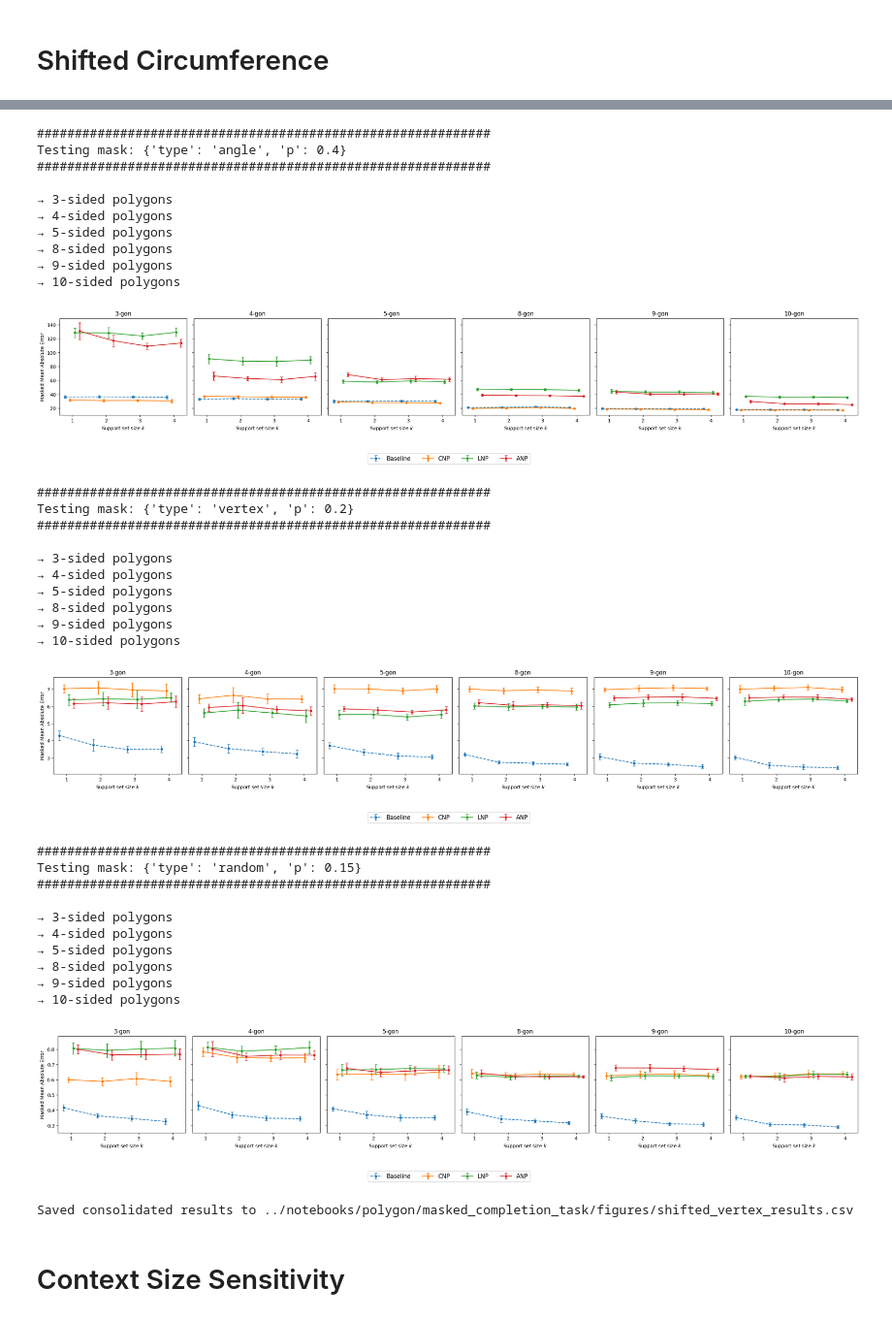
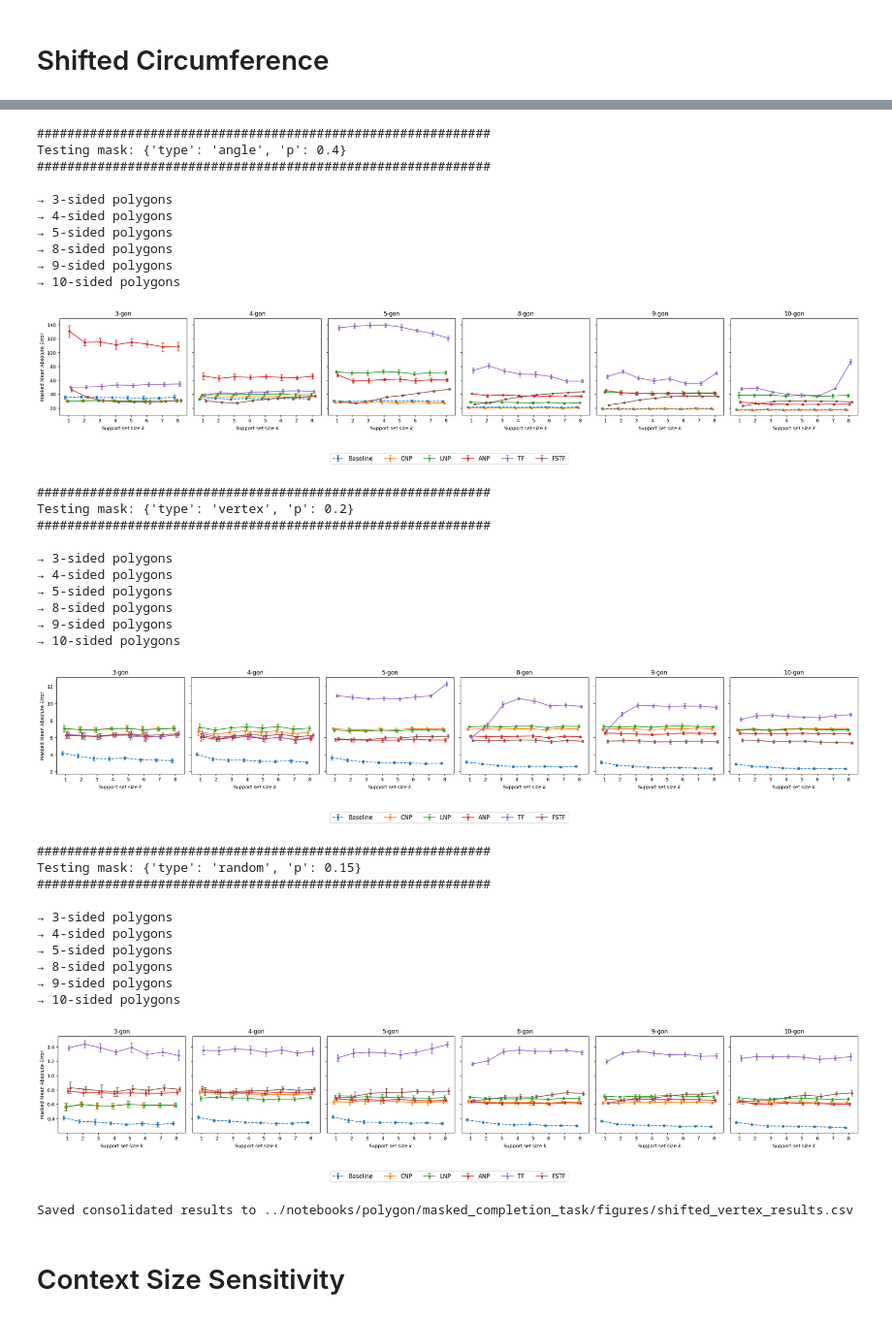
Before and after one commit to Fox4Song/fyp, a Jupyter notebook: notebooks/polygon/masked_completion_task/masked_completion_eval.ipynb, the cells around one changed output, grey strips where cells are left out. Shown at 97% size. Cells and saved outputs as stored; diff of their text form; code cells hidden in the pictures.

```diff
--- a/notebooks/polygon/masked_completion_task/masked_completion_eval.ipynb
+++ b/notebooks/polygon/masked_completion_task/masked_completion_eval.ipynb
@@ -277,7 +277,6 @@ def evaluate_transformer_masked_completion_on_batch(
     """
     B, C, _ = ctx_x.shape
     true = tgt_y[:, -1, :]
-    masks = context_masks.squeeze(1).bool()
 
     all_errs = []
     per_example_mae = []
@@ -290,18 +289,20 @@ def evaluate_transformer_masked_completion_on_batch(
         for i in range(B):
             # Build prompt
             prompt = []
+            masked_positions = [idx for idx, m in enumerate(masks[i]) if m == 1]
             for j in range(C):
                 toks = ctx_x[i,j].tolist()
                 while toks and toks[-1]==0.0: toks.pop()
                 prompt += toks
                 toks = ctx_y[i,j].tolist()
-                while toks and toks[-1]==0.0: toks.pop()
+                if masked_positions:
+                    toks = [toks[pos] for pos in masked_positions]
                 prompt += toks
 
             partial = tgt_x[i,-1].tolist()
             while partial and partial[-1]==0.0: partial.pop()
             prompt += partial
-            L_tgt = len(partial)
+            L_tgt = len(masked_positions)
 
             # Autoregressive loop
             generated = prompt.copy()
@@ -320,15 +321,16 @@ def evaluate_transformer_masked_completion_on_batch(
             pred_seq = generated[-L_tgt:] # length tgt_y_len
 
             # Compute errors only where masked=True
-            masked_idxs = masks[i, :L_tgt].nonzero(as_tuple=False).flatten().tolist()
+            # masked_idxs = masks[i, :L_tgt].nonzero(as_tuple=False).flatten().tolist()
 
-            if not masked_idxs:
+            if not masked_positions:
                 per_example_mae.append(0.0)
                 per_example_sum_err.append(0.0)
                 continue
 
-            p_vals = [pred_seq[j] for j in masked_idxs]
-            t_vals = [true[i, j].item() for j in masked_idxs]
+            p_vals = pred_seq
+            t_vals = [true[i, j].item() for j in masked_positions]
+            assert len(p_vals) == len(t_vals), "Predicted and true values must match in length."
 
             errs = [abs(p - t) for p, t in zip(p_vals, t_vals)]
             all_errs.extend(errs)
@@ -495,8 +497,8 @@ def compare_models_shared_data(reader, cnp_model, np_model, anp_model, tf_model,
 # In distribution
 # %%
 sides = [3, 4, 5, 8, 9, 10] # [3,4,5,8,9,10]
-context_sizes = list(range(1, 5)) # 1-4
-runs_per_size = 1
+context_sizes = list(range(1, 9)) # 1-8
+runs_per_size = 10
 tf_max_seq_len = 512
 radius = 3
 center = (5,5)
@@ -547,7 +549,7 @@ for mask_cfg in mask_configs:
 
         results[s]["masked_mae"], results[s]["masked_mae_std"] = masked_mae, masked_mae_std
 
-        for model_name in ['Baseline', 'CNP','LNP','ANP', 'TF']:
+        for model_name in ['Baseline', 'CNP','LNP','ANP', 'TF', 'FSTF']:
             for k in context_sizes:
                 m  = results[s]['masked_mae'][model_name][k]["masked_mae"]
                 sd = results[s]['masked_mae_std'][ model_name][k]["masked_mae"]
@@ -572,7 +574,7 @@ for mask_cfg in mask_configs:
         ('LNP',  '-o'),
         ('ANP', '-o'),
         ('TF',  '-o'),
-        # ('FSTF', '-o'),
+        ('FSTF', '-o'),
     ]
 
     ncols = len(sides)
@@ -685,7 +687,7 @@ Saved consolidated results to ../notebooks/polygon/masked_completion_task/result
 # Near Distribution -> Side lengths 6-7 and 11-12
 # %%
 sides = [6,7,11,12]
-context_sizes = list(range(1, 4))
+context_sizes = list(range(1, 7))
 runs_per_size = 10
 tf_max_seq_len = 512
 radius = 3
@@ -737,7 +739,7 @@ for mask_cfg in mask_configs:
 
         results[s]["masked_mae"], results[s]["masked_mae_std"] = masked_mae, masked_mae_std
 
-        for model_name in ['Baseline', 'CNP','LNP','ANP', 'TF']:
+        for model_name in ['Baseline', 'CNP','LNP','ANP', 'TF', 'FSTF']:
             for k in context_sizes:
                 m  = results[s]['masked_mae'][model_name][k]["masked_mae"]
                 sd = results[s]['masked_mae_std'][ model_name][k]["masked_mae"]
@@ -762,7 +764,7 @@ for mask_cfg in mask_configs:
         ('LNP',  '-o'),
         ('ANP', '-o'),
         ('TF',  '-o'),
-        # ('FSTF', '-o'),
+        ('FSTF', '-o'),
     ]
 
     ncols = len(sides)
@@ -867,7 +869,7 @@ Saved consolidated results to ../notebooks/polygon/masked_completion_task/figure
 # Shifted Circumference
 # %%
 sides = [3, 4, 5, 8, 9, 10]
-context_sizes = list(range(1, 5)) # 1-4
+context_sizes = list(range(1, 9)) # 1-4
 runs_per_size = 10
 tf_max_seq_len = 512
 center=(12,12)
@@ -921,8 +923,7 @@ for mask_cfg in mask_configs:
 
         results[s]["masked_mae"], results[s]["masked_mae_std"] = masked_mae, masked_mae_std
 
-        # for model_name in ['Baseline', 'CNP','LNP','ANP','TF', 'FSTF']:
-        for model_name in ['Baseline', 'CNP','LNP','ANP']:
+        for model_name in ['Baseline', 'CNP','LNP','ANP','TF', 'FSTF']:
             for k in context_sizes:
                 m  = results[s]['masked_mae'][model_name][k]["masked_mae"]
                 sd = results[s]['masked_mae_std'][ model_name][k]["masked_mae"]
@@ -946,8 +947,8 @@ for mask_cfg in mask_configs:
         ('CNP', '-o'),
         ('LNP',  '-o'),
         ('ANP', '-o'),
-        # ('TF',  '-o'),
-        # ('FSTF', '-o'),
+        ('TF',  '-o'),
+        ('FSTF', '-o'),
     ]
 
     ncols = len(sides)
@@ -1025,25 +1026,25 @@ Testing mask: {'type': 'length', 'p': 0.4}
 ############################################################
 Testing mask: {'type': 'angle', 'p': 0.4}
 ############################################################
 
 → 3-sided polygons
 → 4-sided polygons
 → 5-sided polygons
 → 8-sided polygons
 → 9-sided polygons
 → 10-sided polygons
-[figure, old version]
+[figure, new version]
 ############################################################
 Testing mask: {'type': 'vertex', 'p': 0.2}
 ############################################################
 
 → 3-sided polygons
 → 4-sided polygons
 → 5-sided polygons
 → 8-sided polygons
 → 9-sided polygons
 → 10-sided polygons
-[figure, old version]
+[figure, new version]
 ############################################################
 Testing mask: {'type': 'random', 'p': 0.15}
 ############################################################
@@ -1054,7 +1055,7 @@ Testing mask: {'type': 'random', 'p': 0.15}
 → 8-sided polygons
 → 9-sided polygons
 → 10-sided polygons
-[figure, old version]
+[figure, new version]
 Saved consolidated results to ../notebooks/polygon/masked_completion_task/figures/shifted_vertex_results.csv
 # %% [markdown]
 # Context Size Sensitivity
```
Also changed, not shown: parts of 4 cells of this notebook, 1 other file.
